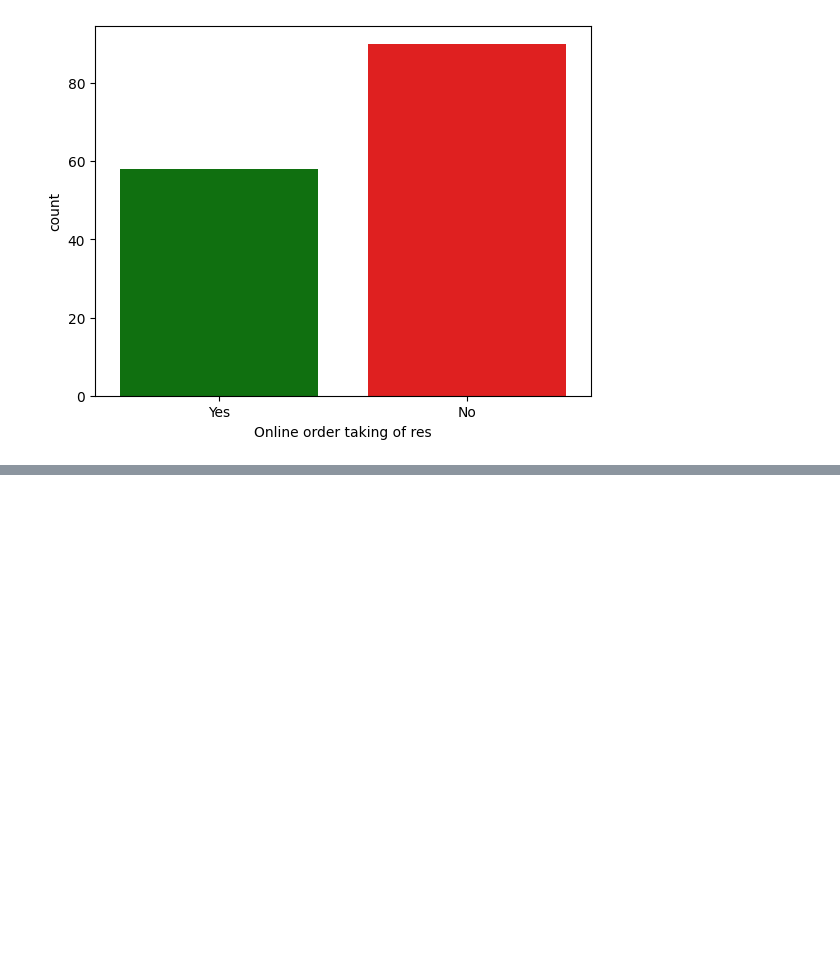
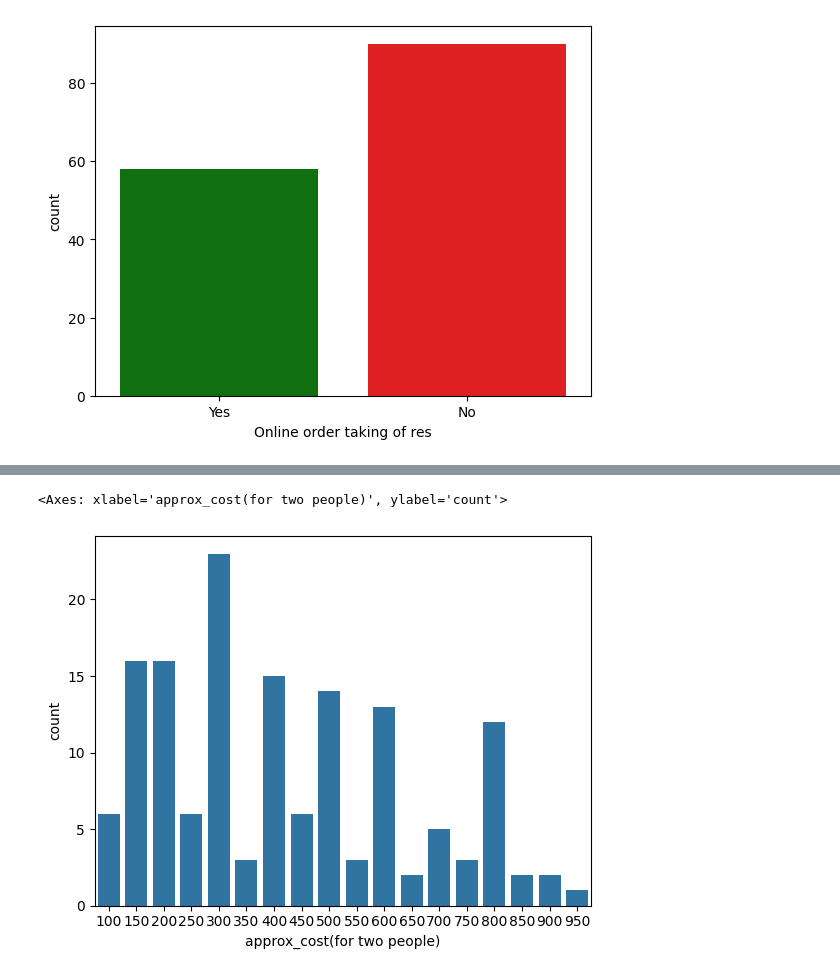
Before and after one commit to Wakgari-Eshetu/datascienceprojects, a Jupyter notebook: datavisual/notebook/zomato.ipynb, the cells around one changed output, grey strips where cells are left out. Cells and saved outputs as stored; diff of their text form; code cells hidden in the pictures; blank space fills up the shorter version.

```diff
--- a/datavisual/notebook/zomato.ipynb
+++ b/datavisual/notebook/zomato.ipynb
@@ -103,0 +119,7 @@ Passing `palette` without assigning `hue` is deprecated and will be removed in v
+# %%
+#approximate cost for the couples
+couple_cost = df['approx_cost(for two people)']
+sns.countplot(x=couple_cost)
+# %% [output]
+<Axes: xlabel='approx_cost(for two people)', ylabel='count'>
+[figure, added]
```
Also changed, not shown: parts of 4 cells of this notebook.
